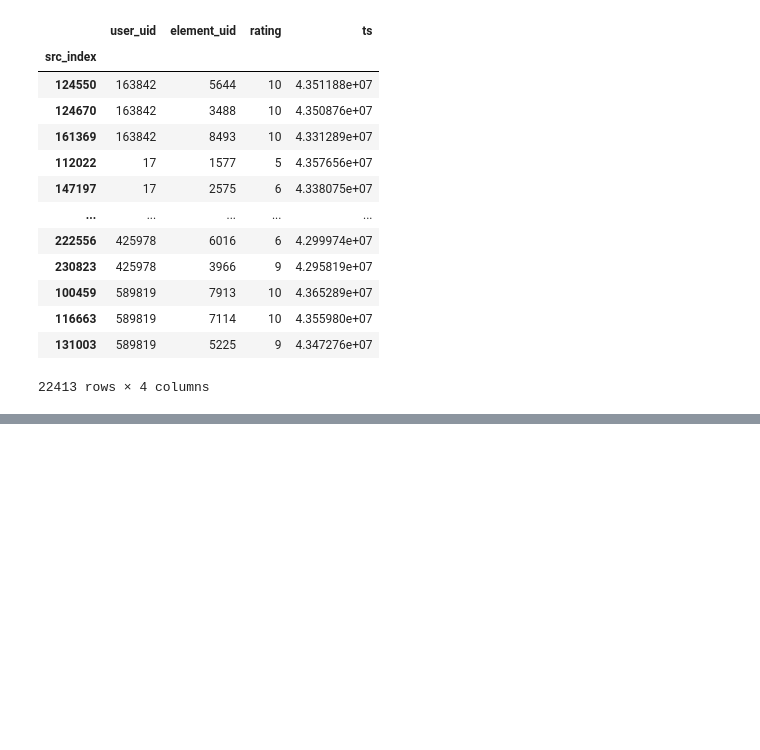
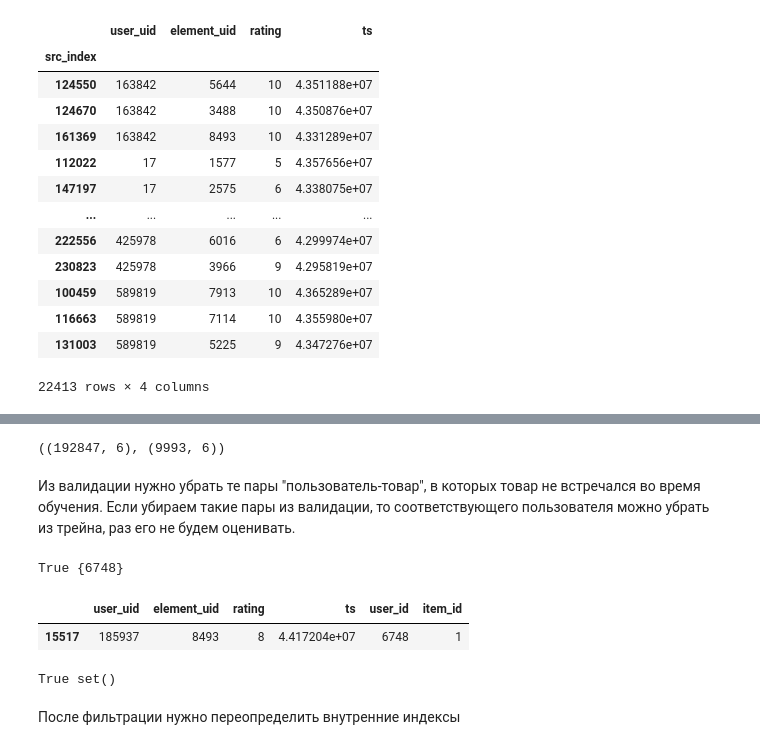
Before and after one commit to voorhs/recsys, a Jupyter notebook: hw3/hw4.ipynb, the cells around one changed output, grey strips where cells are left out. Drawn from its saved outputs; the diff is of its cells as text; code cells hidden in the pictures; blank space fills up the shorter version.

Commit message:
implemented training

```diff
--- a/hw3/hw4.ipynb
+++ b/hw3/hw4.ipynb
@@ -163,0 +185,32 @@ pd.read_csv(fold_path, index_col='src_index')
+# %%
+def generate_train_val(df, min_num_of_ratings=10):
+    active_users = (ratings.user_uid.value_counts() >= min_num_of_ratings).to_dict()
+    active_users = set(k for k, v in active_users.items() if v)
+
+    train = []
+    val = []
+
+    for user_id in active_users:
+        cur_df = df[df.user_uid == user_id]
+        cur_df = cur_df.sort_values(by='ts', ascending=False)
+        val.append(cur_df.iloc[0:1])
+        train.append(cur_df.iloc[1:])
+    train, val = [pd.concat(f, axis=0) for f in [train, val]]
+
+    train, val = assign_inner_ids(train, val)
+
+    return train, val
+# %%
+train, val = generate_train_val(ratings)
+train.shape, val.shape
+# %% [output]
+((192847, 6), (9993, 6))
+# %% [markdown]
+Из валидации нужно убрать те пары "пользователь-товар", в которых товар не встречался во время обучения. Если убираем такие пары из валидации, то соответствующего пользователя можно убрать из трейна, раз его не будем оценивать.
+# %%
+def filter(train, val):
+    train_items = train.item_id.tolist()
+    val_filtered = val[val.item_id.isin(train_items)]
+    val_users = val_filtered.user_id.unique().tolist()
+    train_filtered = train[train.user_id.isin(val_users)]
+    return train_filtered, val_filtered
@@ -163,0 +222,19 @@ pd.read_csv(fold_path, index_col='src_index')
+# %%
+train_filtered, val_filtered = filter(train, val)
+check(train_filtered, val_filtered)
+# %% [output]
+True {6748}
+# %%
+val_filtered[val_filtered.user_id == 6748]
+# %% [output]
+|  | user_uid | element_uid | rating | ts | user_id | item_id |
+| 15517 | 185937 | 8493 | 8 | 4.417204e+07 | 6748 | 1 |
+# %%
+val_filtered2 = val_filtered.drop(labels=15517)
+
+train_filtered2, val_filtered2 = filter(train_filtered, val_filtered2)
+check(train_filtered2, val_filtered2)
+# %% [output]
+True set()
+# %% [markdown]
+После фильтрации нужно переопределить внутренние индексы
```
Also changed, not shown: parts of 31 cells of this notebook, 9 other files.
